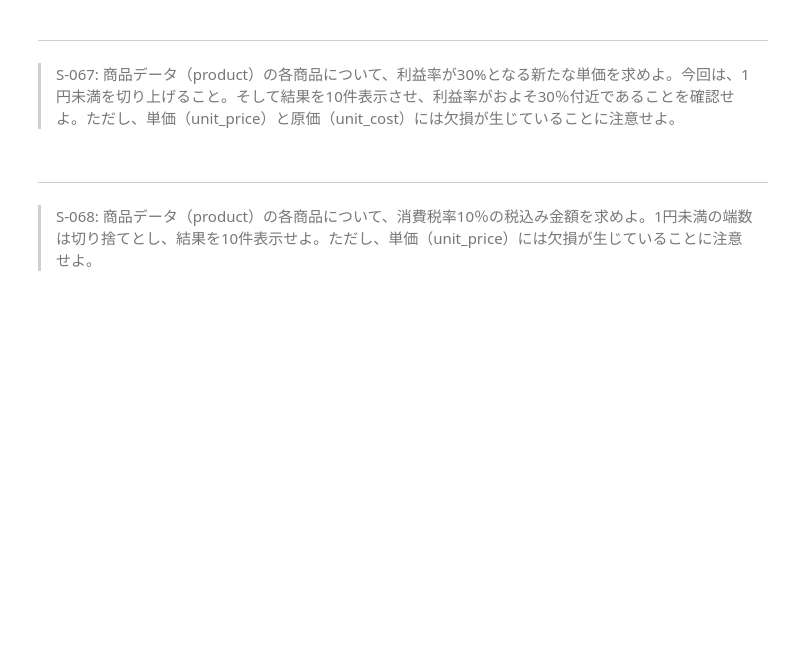
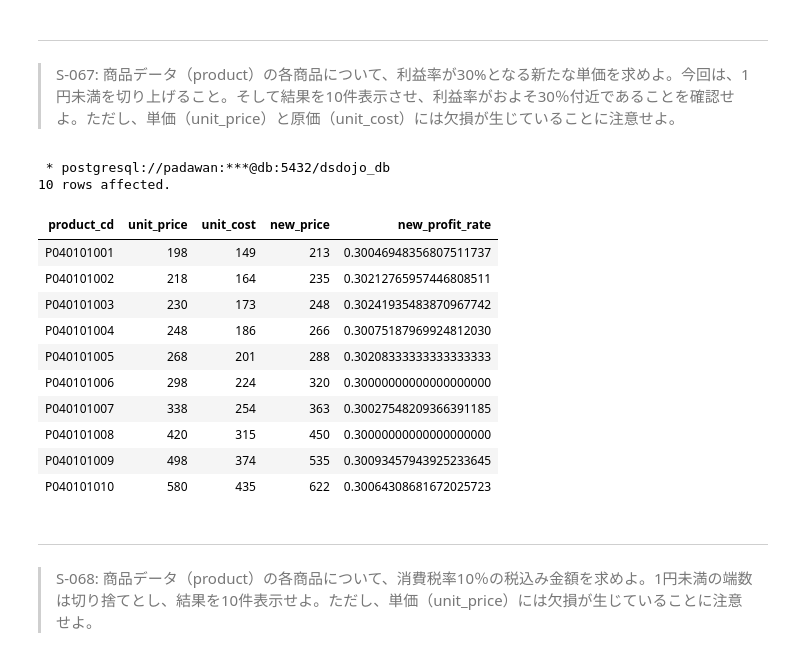
Before and after one commit to KJR020/100knocks-preprocess, a Jupyter notebook: docker/work/preprocess_knock_SQL.ipynb, the cells around one changed output. Saved outputs shown, nothing was run; the diff lists cells and outputs as text; code cells hidden in the pictures; blank space fills up the shorter version.

```diff
--- a/docker/work/preprocess_knock_SQL.ipynb
+++ b/docker/work/preprocess_knock_SQL.ipynb
@@ -2238,3 +2267,36 @@ LIMIT 10;
+# %%
+%%sql
+
+WITH new_price_tbl AS (
+    SELECT
+        product_cd,
+        unit_price,
+        unit_cost,
+        CEIL(unit_cost / 0.7) AS new_price
+    FROM
+        product
+)
+SELECT
+    *,
+    (new_price - unit_cost) / new_price AS new_profit_rate
+FROM
+    new_price_tbl
+LIMIT 10
+;
+# %% [output]
+ * postgresql://padawan:***@db:5432/dsdojo_db
+10 rows affected.
+| product_cd | unit_price | unit_cost | new_price | new_profit_rate |
+| P040101001 | 198 | 149 | 213 | 0.30046948356807511737 |
+| P040101002 | 218 | 164 | 235 | 0.30212765957446808511 |
+| P040101003 | 230 | 173 | 248 | 0.30241935483870967742 |
+| P040101004 | 248 | 186 | 266 | 0.30075187969924812030 |
+| P040101005 | 268 | 201 | 288 | 0.30208333333333333333 |
+| P040101006 | 298 | 224 | 320 | 0.30000000000000000000 |
+| P040101007 | 338 | 254 | 363 | 0.30027548209366391185 |
+| P040101008 | 420 | 315 | 450 | 0.30000000000000000000 |
+| P040101009 | 498 | 374 | 535 | 0.30093457943925233645 |
+| P040101010 | 580 | 435 | 622 | 0.30064308681672025723 |
 # %% [markdown]
 ---
 > S-068: 商品データ（product）の各商品について、消費税率10％の税込み金額を求めよ。1円未満の端数は切り捨てとし、結果を10件表示せよ。ただし、単価（unit_price）には欠損が生じていることに注意せよ。
```
Also changed, not shown: parts of 9 cells of this notebook.
